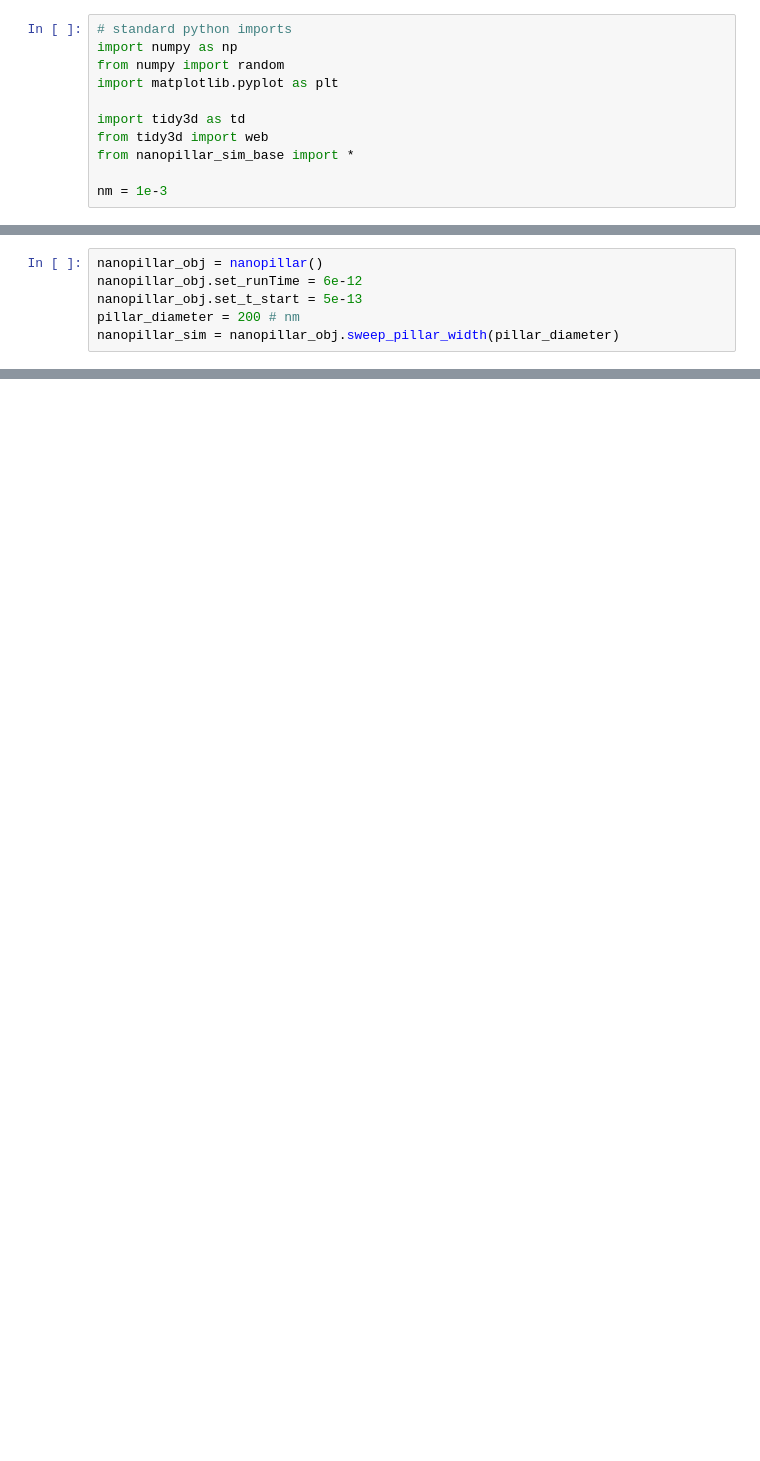
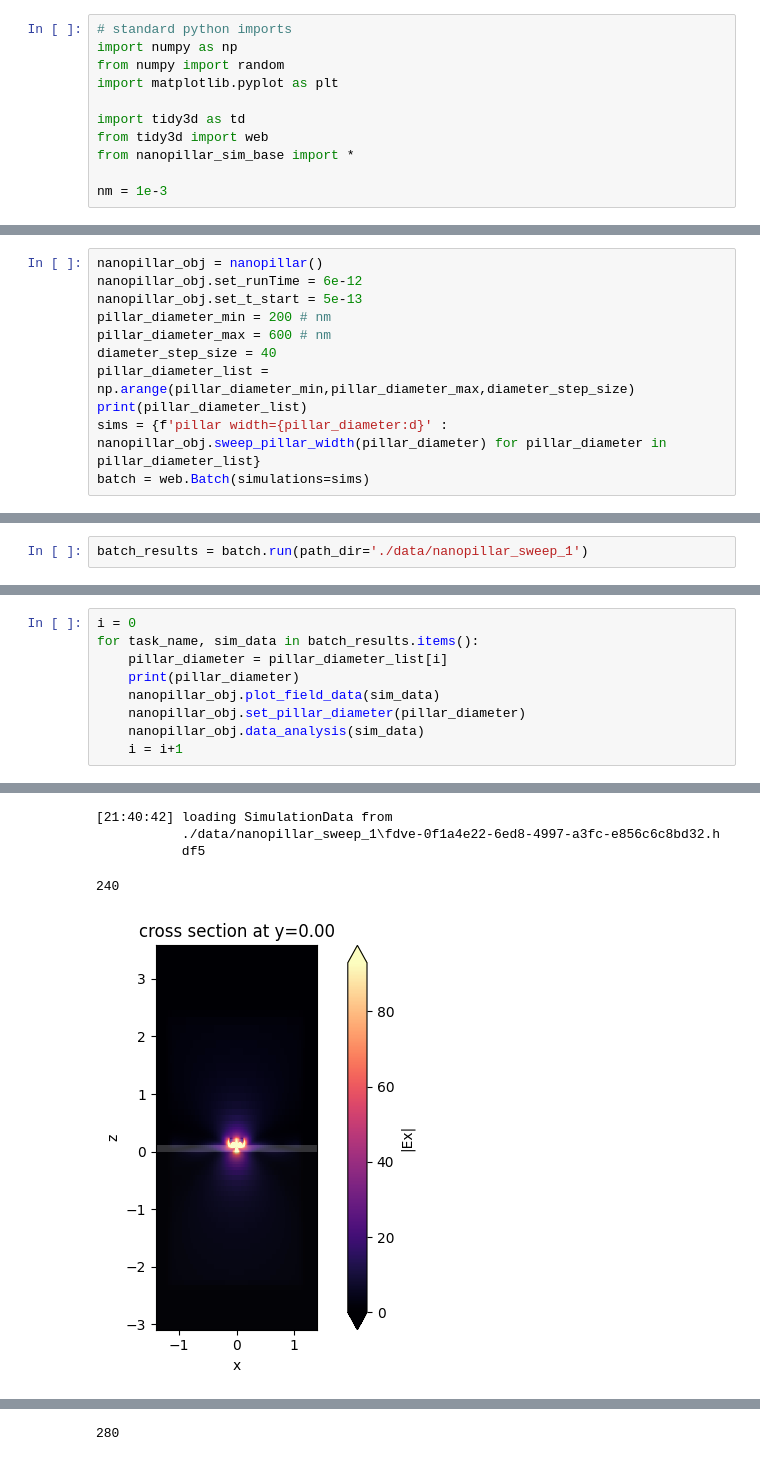
Before and after one commit to ChangJIN777/nanopillar_sim_tidy, a Jupyter notebook: nanopillar_Batchsweep_diameter.ipynb, the cells around one changed output, grey strips where cells are left out. Drawn from its saved outputs; the diff is of its cells as text; blank space fills up the shorter version.

Commit message:
testing the nanopillar code

```diff
--- a/nanopillar_Batchsweep_diameter.ipynb
+++ b/nanopillar_Batchsweep_diameter.ipynb
@@ -13,6 +15,11 @@ nm = 1e-3
 nanopillar_obj = nanopillar()
 nanopillar_obj.set_runTime = 6e-12
 nanopillar_obj.set_t_start = 5e-13
-pillar_diameter = 200 # nm
-nanopillar_sim = nanopillar_obj.sweep_pillar_width(pillar_diameter)
+pillar_diameter_min = 200 # nm
+pillar_diameter_max = 600 # nm
+diameter_step_size = 40
+pillar_diameter_list = np.arange(pillar_diameter_min,pillar_diameter_max,diameter_step_size)
+print(pillar_diameter_list)
+sims = {f'pillar width={pillar_diameter:d}' : nanopillar_obj.sweep_pillar_width(pillar_diameter) for pillar_diameter in pillar_diameter_list}
+batch = web.Batch(simulations=sims)
 # %% [output]
@@ -83,0 +70,2 @@ with open(full_path_name,'w') as f:
+# %%
+batch_results = batch.run(path_dir='./data/nanopillar_sweep_1')
@@ -83,0 +80,10 @@ with open(full_path_name,'w') as f:
+# %%
+i = 0
+for task_name, sim_data in batch_results.items():
+    pillar_diameter = pillar_diameter_list[i]
+    print(pillar_diameter)
+    nanopillar_obj.plot_field_data(sim_data)
+    nanopillar_obj.set_pillar_diameter(pillar_diameter)
+    nanopillar_obj.data_analysis(sim_data)
+    i = i+1
+# %% [output]
@@ -83,0 +96,5 @@ with open(full_path_name,'w') as f:
+[21:40:42] loading SimulationData from
+           ./data/nanopillar_sweep_1\fdve-0f1a4e22-6ed8-4997-a3fc-e856c6c8bd32.h
+           df5
+240
+[figure, added]
@@ -83,0 +105 @@ with open(full_path_name,'w') as f:
+280
```
Also changed, not shown: parts of 8 cells of this notebook, 10 other files.
